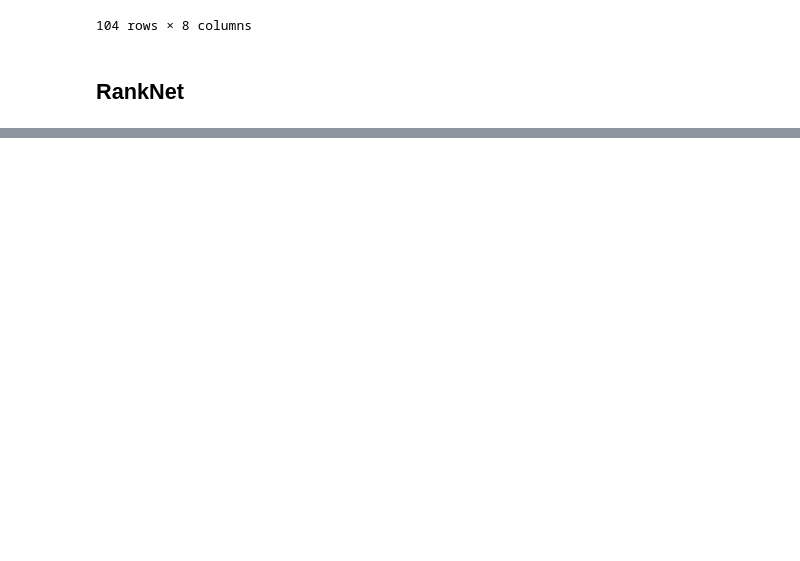
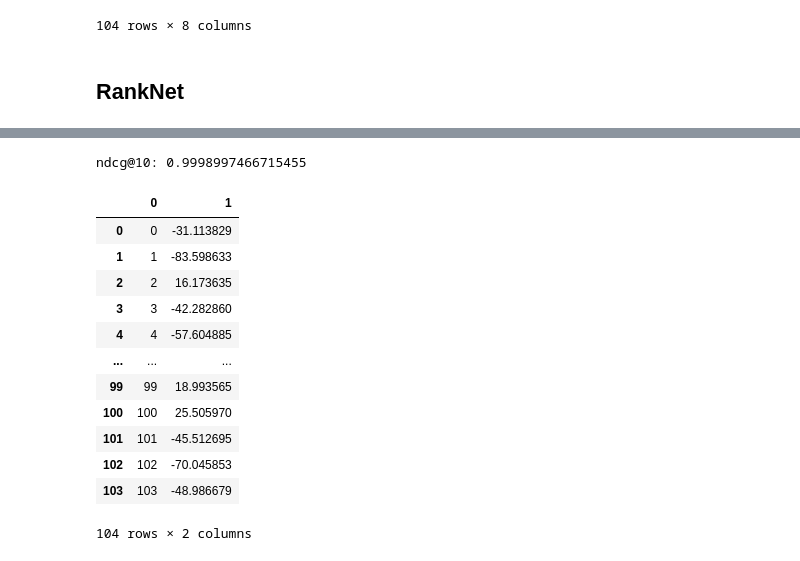
Before and after one commit to c-woo/Potential-Talents, a Jupyter notebook: Untitled.ipynb, the cells around one changed output, grey strips where cells are left out. Saved outputs shown, nothing was run; the diff lists cells and outputs as text; code cells hidden in the pictures; blank space fills up the shorter version.

```diff
--- a/Untitled.ipynb
+++ b/Untitled.ipynb
@@ -403,12 +403,13 @@ vector_df
 ## RankNet
 # %%
 X = pd.DataFrame(word2vec_vectors)
-y = vector_df['word2vec_fit']
+y = np.array(vector_df['word2vec_fit'])
 # %%
 X.drop([104], inplace=True)
 X['qid'] = 1
-qid = X['qid']
+qid = np.array(X['qid'])
 X.drop('qid', axis=1, inplace=True)
+X = X.to_numpy()
 # %%
 X
 # %% [output]
@@ -522,6 +429,6 @@ Epoch 50/50
 # %%
 from LambdaRankNN  import RankNetNN
 
-ranker = RankNetNN(input_size=X.shape[0])
-ranker.fit(X, y, qid, epochs=10)
+ranker = RankNetNN(input_size=X.shape[1], hidden_layer_sizes=(16, 8,), activation=('relu', 'relu',))
+ranker.fit(X, y, qid, epochs=20)
 # %% [output]
@@ -548,0 +472,21 @@ AttributeError: 'tuple' object has no attribute 'as_list'
+# %%
+ranker.evaluate(X, y, qid, eval_at=10)
+# %% [output]
+ndcg@10: 0.9998997466715455
+# %%
+test = pd.DataFrame(enumerate(ranker.predict(X)))
+test
+# %% [output]
+|  | 0 | 1 |
+| 0 | 0 | -31.113829 |
+| 1 | 1 | -83.598633 |
+| 2 | 2 | 16.173635 |
+| 3 | 3 | -42.282860 |
+| 4 | 4 | -57.604885 |
+| ... | ... | ... |
+| 99 | 99 | 18.993565 |
+| 100 | 100 | 25.505970 |
+| 101 | 101 | -45.512695 |
+| 102 | 102 | -70.045853 |
+| 103 | 103 | -48.986679 |
+104 rows × 2 columns
```
Also changed, not shown: parts of 8 cells of this notebook.
